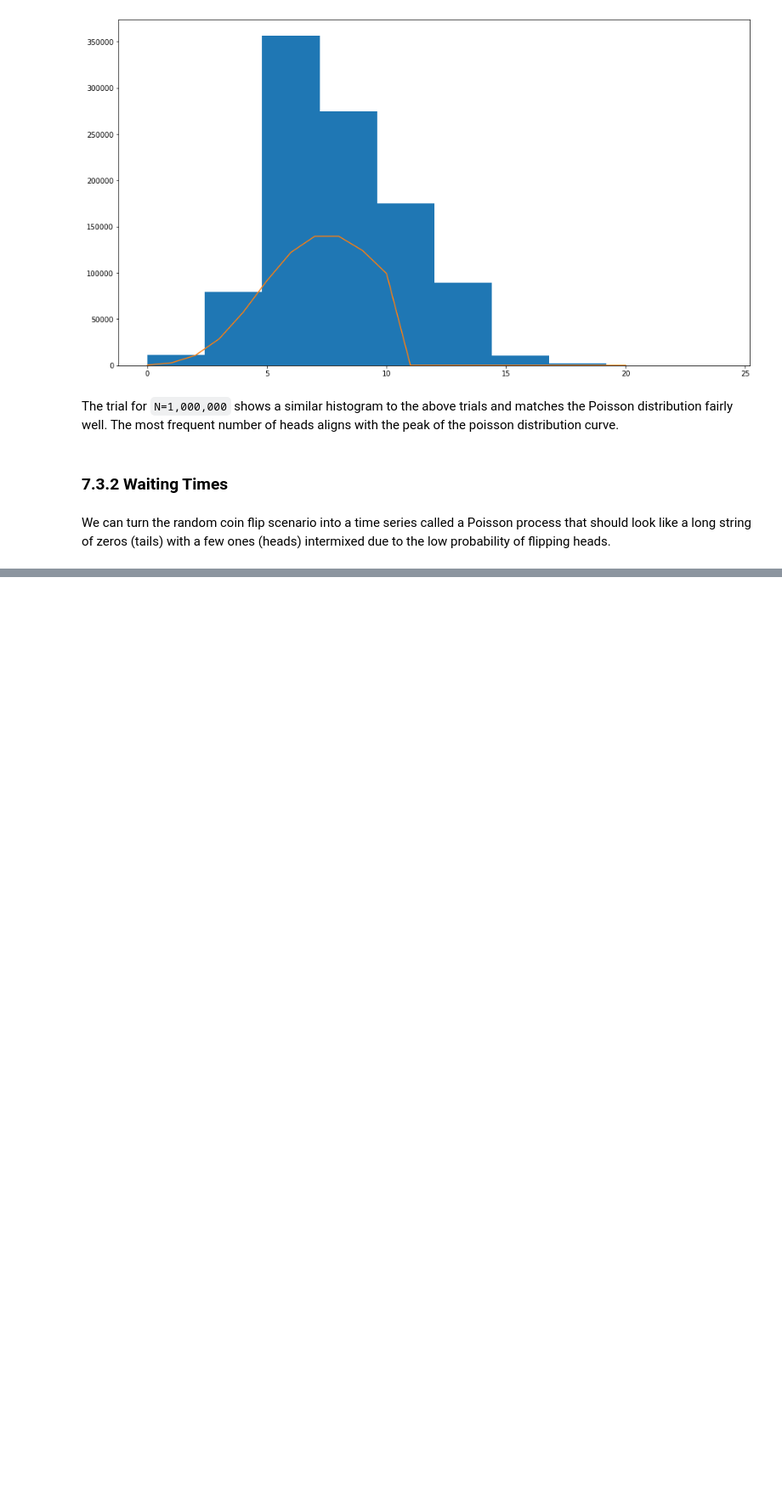
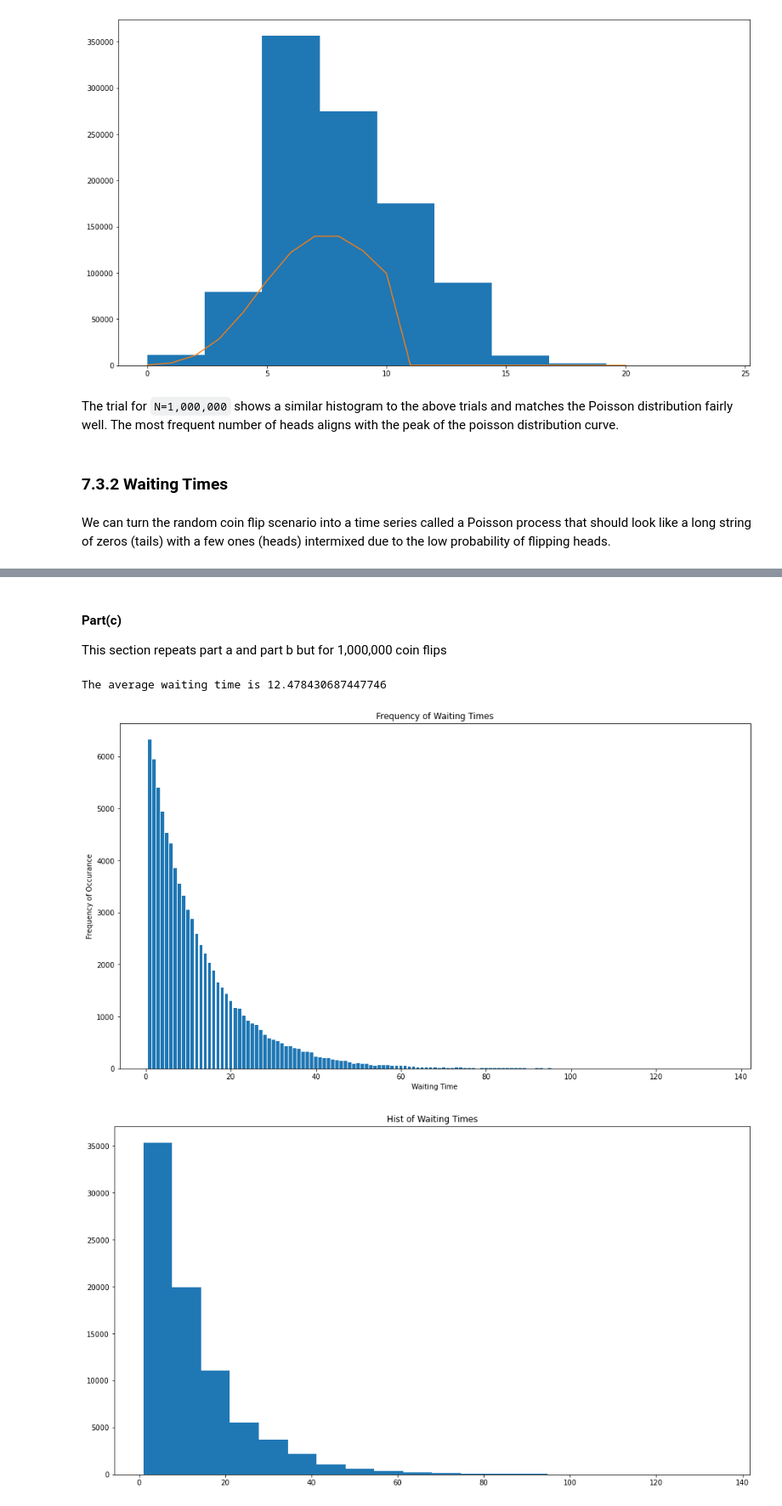
Before and after one commit to mkuchle16/biophysics, a Jupyter notebook: week-03/computer-lab-2.ipynb, the cells around one changed output, grey strips where cells are left out. Shown: that part at 85% size. Drawn from its saved outputs; the diff is of its cells as text; code cells hidden in the pictures; blank space fills up the shorter version.

```diff
--- a/week-03/computer-lab-2.ipynb
+++ b/week-03/computer-lab-2.ipynb
@@ -299,0 +335,37 @@ diff_ones = np.diff(ones).flatten()
+# %% [markdown]
+#### Part(c)
+This section repeats part a and part b but for 1,000,000 coin flips
+# %%
+num_flips = 1000000 #number of flips of the unfair coin
+flips = (rand(num_flips) < 0.08) - 1 + 1
+ones = np.nonzero(flips)
+diff_ones = np.diff(ones).flatten()
+
+#finds the frequency of unique waiting times in the diff_ones array
+counts = np.unique(diff_ones,return_counts=True)
+
+#Plots a bar plot of the frequency of each waiting time in the array
+plt.figure(figsize = (16,9))
+plt.bar(counts[0],counts[1])
+plt.title('Frequency of Waiting Times')
+plt.ylabel('Frequency of Occurance')
+plt.xlabel('Waiting Time')
+
+plt.figure(figsize = (16,9))
+plt.hist(diff_ones,bins=20)
+plt.title('Hist of Waiting Times')
+
+plt.figure(figsize = (16,9))
+plt.semilogy(diff_ones)
+plt.title('Semi-log Plot')
+
+plt.figure(figsize=(16,9))
+plt.loglog(diff_ones)
+plt.title('Log-Log Plot')
+
+avg_wait = diff_ones.mean()
+print('The average waiting time is {}'.format(avg_wait))
+# %% [output]
+The average waiting time is 12.478430687447746
+[figure, added]
+[figure, added]
```
Also changed, not shown: parts of 7 cells of this notebook.
